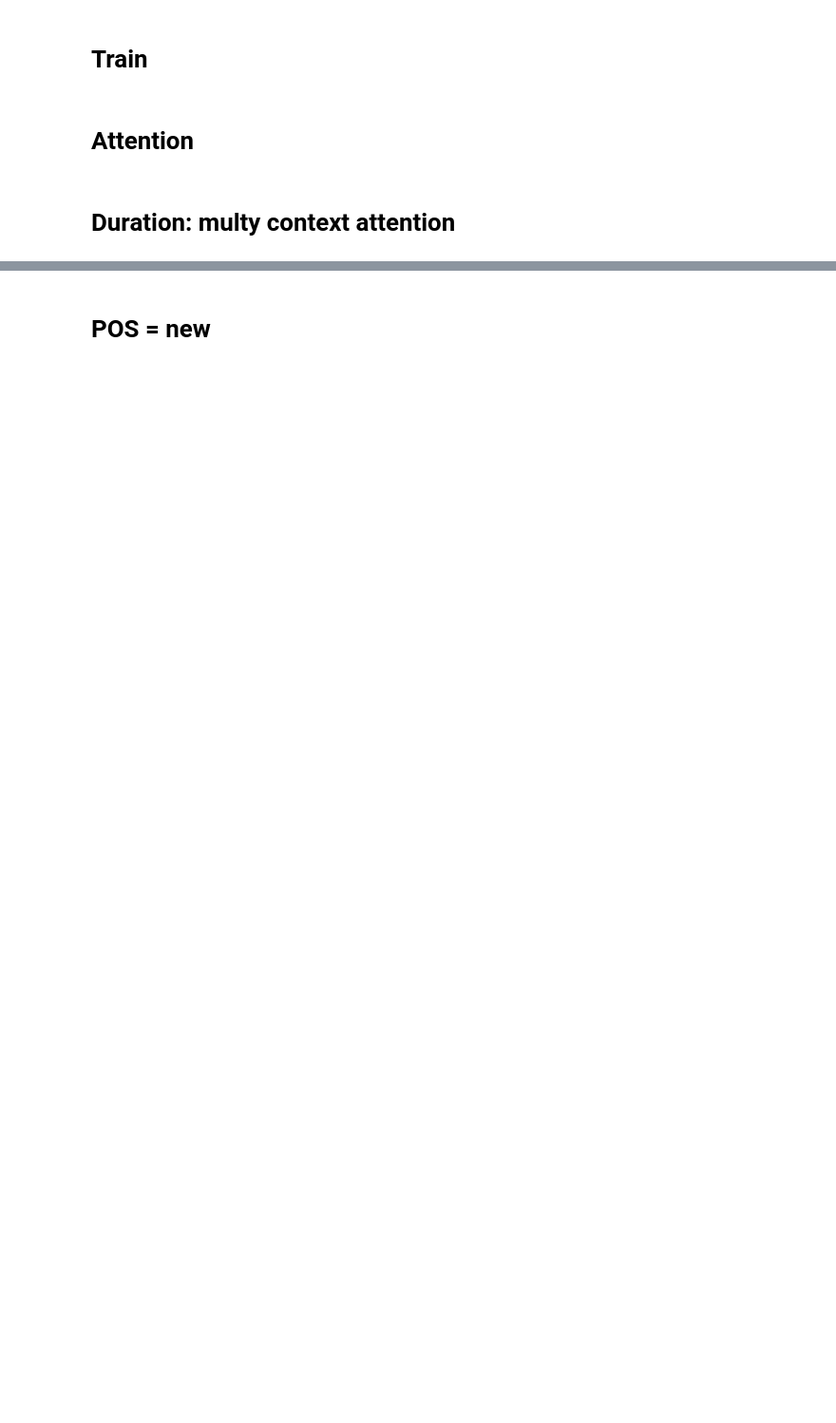
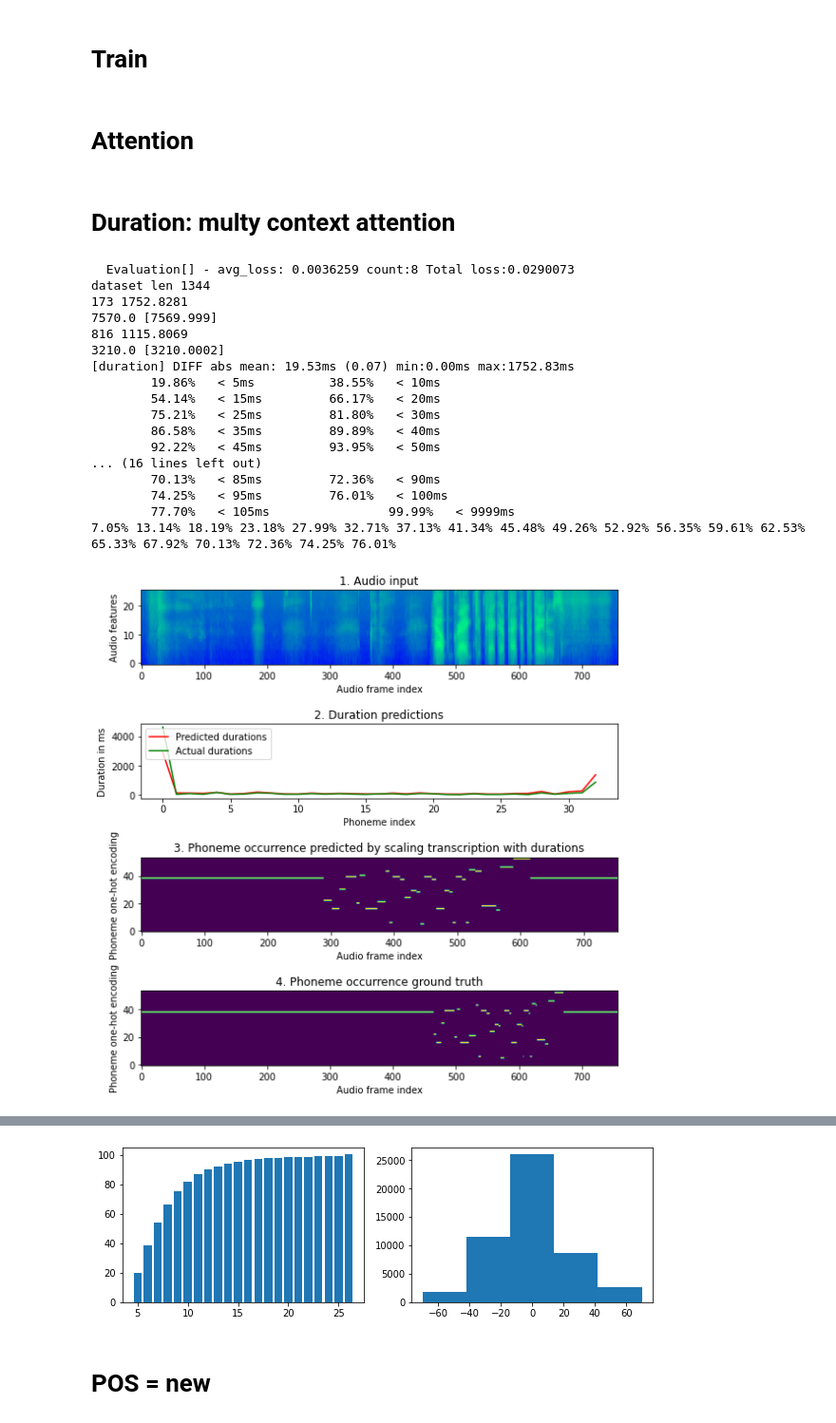
Before and after one commit to vegetablejuiceftw/soft-pointer-networks, a Jupyter notebook: Soft_Pointer_Network_RAW.ipynb, the cells around one changed output, grey strips where cells are left out. Shown at 95% size. Drawn from its saved outputs; the diff is of its cells as text; code cells hidden in the pictures; blank space fills up the shorter version.

```diff
--- a/Soft_Pointer_Network_RAW.ipynb
+++ b/Soft_Pointer_Network_RAW.ipynb
@@ -1788,9 +1823,9 @@ class MultyContextAttention(nn.Module):
 
         self.device = device
         self.mode = "fast"
-        # load(self, "/content/drive/My Drive/dataset/multy-attention-duration-derp2.pth", ignore=['pos_encode'])#, ignore='pos_encode;direct;out;shuffle'.split(';'))
-        load(self, "/content/drive/My Drive/dataset/multy-attention-duration-normalized-3-[10-25].pth")
-        # load(self,  "/content/drive/My Drive/dataset/multy-attention-duration-final-[5-25].pth")
+
+        load(self, "/content/spn/trained_weights/duration-final-[10-25].pth")
+        # load(self,  "/content/spn/trained_weights/duration-final-[5-25].pth")
 
     def forward(self, input_sequence, mask, features_audio, masks_audio):
         batch_size, out_seq_len, *features = input_sequence.shape
@@ -1910,30 +1945,49 @@ torch.cuda.empty_cache()
 2.68% 5.23% 7.58% 9.69% 11.78% 13.65% 15.46% 17.16% 18.74% 20.29% 21.74% 23.13% 24.50% 25.82% 27.18% 28.41% 29.58% 30.80% 31.88% 33.02%
 
 =====  AFTER SCALING
 [duration] DIFF abs mean: 19.59ms (0.00) min:0.00ms max:1616.81ms
 	20.4%	 < 5ms		39.1%	 < 10ms
 	54.5%	 < 15ms		66.5%	 < 20ms
 	75.4%	 < 25ms		81.9%	 < 30ms
 	86.4%	 < 35ms		89.8%	 < 40ms
 	92.1%	 < 45ms		93.7%	 < 50ms
 	95.0%	 < 55ms		96.0%	 < 60ms
 	96.7%	 < 65ms		97.2%	 < 70ms
 	97.7%	 < 75ms		98.0%	 < 80ms
 	98.3%	 < 85ms		98.5%	 < 90ms
 	98.7%	 < 95ms		98.8%	 < 100ms
 	98.9%	 < 105ms		100.0%	 < 9999ms
 20.37% 39.06% 54.51% 66.53% 75.40% 81.89% 86.43% 89.76% 92.07% 93.74% 95.00% 96.00% 96.69% 97.24% 97.65% 97.98% 98.27% 98.47% 98.67% 98.82%
 [position] DIFF abs mean: 71.81ms (-10.80) min:0.00ms max:1616.81ms
 	8.1%	 < 5ms		13.3%	 < 10ms
 	18.5%	 < 15ms		23.4%	 < 20ms
 	28.5%	 < 25ms		33.1%	 < 30ms
 	37.7%	 < 35ms		42.1%	 < 40ms
 	46.2%	 < 45ms		50.0%	 < 50ms
 	53.7%	 < 55ms		57.1%	 < 60ms
 	60.2%	 < 65ms		63.1%	 < 70ms
 	65.8%	 < 75ms		68.3%	 < 80ms
 	70.7%	 < 85ms		73.0%	 < 90ms
 	75.2%	 < 95ms		77.0%	 < 100ms
 	78.8%	 < 105ms		100.0%	 < 9999ms
 8.06% 13.26% 18.49% 23.43% 28.47% 33.12% 37.68% 42.06% 46.24% 50.02% 53.69% 57.05% 60.17% 63.12% 65.76% 68.33% 70.73% 73.04% 75.16% 76.99%
 """;
+# %% [output]
+  Evaluation[] - avg_loss: 0.0036259 count:8 Total loss:0.0290073
+dataset len 1344
+173 1752.8281
+7570.0 [7569.999]
+816 1115.8069
+3210.0 [3210.0002]
+[duration] DIFF abs mean: 19.53ms (0.07) min:0.00ms max:1752.83ms
+        19.86%   < 5ms          38.55%   < 10ms
+        54.14%   < 15ms         66.17%   < 20ms
+        75.21%   < 25ms         81.80%   < 30ms
+        86.58%   < 35ms         89.89%   < 40ms
+        92.22%   < 45ms         93.95%   < 50ms
+... (16 lines left out)
+        70.13%   < 85ms         72.36%   < 90ms
+        74.25%   < 95ms         76.01%   < 100ms
+        77.70%   < 105ms                99.99%   < 9999ms
+7.05% 13.14% 18.19% 23.18% 27.99% 32.71% 37.13% 41.34% 45.48% 49.26% 52.92% 56.35% 59.61% 62.53% 65.33% 67.92% 70.13% 72.36% 74.25% 76.01%
+[figure, added]
@@ -1940,3 +1995,4 @@ torch.cuda.empty_cache()
+[figure, added]
 # %%
 # loss_function = MaskedSoftL1(5)
 # loss_function = MaskedMSE()
```
Also changed, not shown: parts of 22 cells of this notebook, 3 other files.
